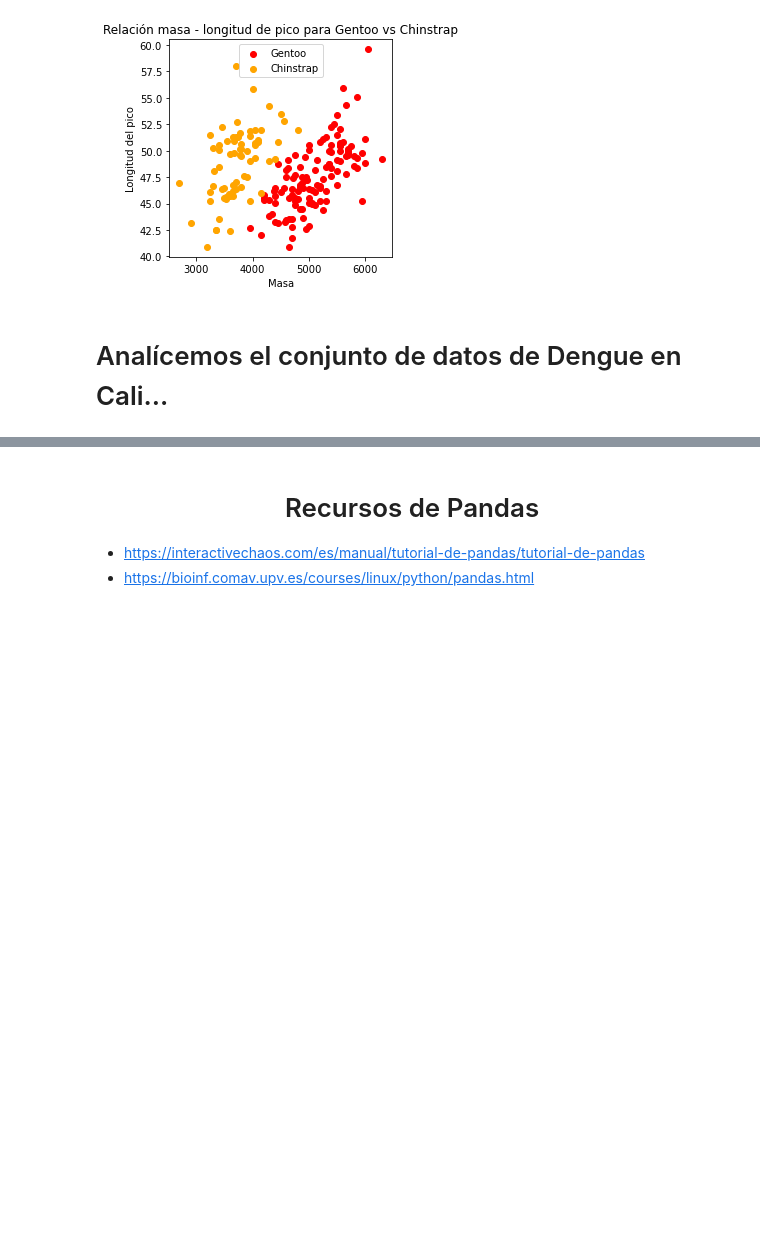
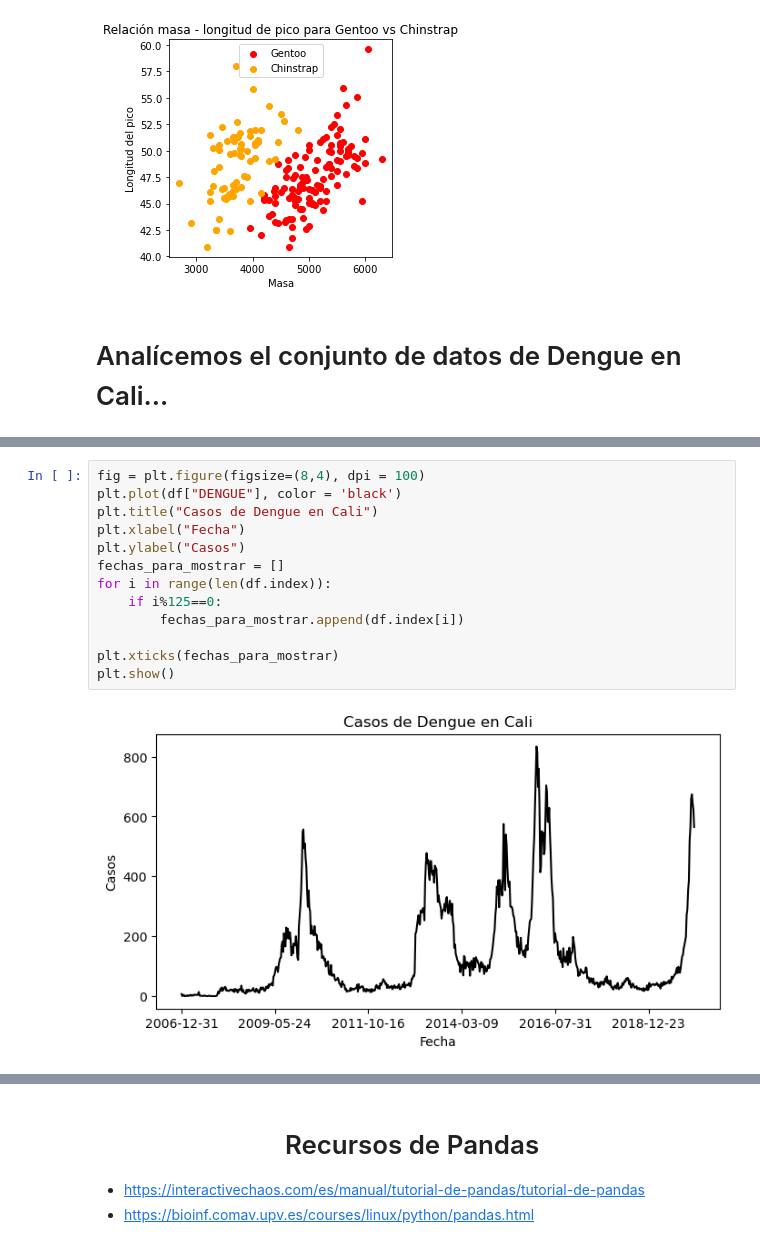
Before and after one commit to alceballosa/programming_fundamentals_py, a Jupyter notebook: Semana_6_1.ipynb, the cells around one changed output, grey strips where cells are left out. Cells and saved outputs as stored; diff of their text form; blank space fills up the shorter version.

```diff
--- a/Semana_6_1.ipynb
+++ b/Semana_6_1.ipynb
@@ -973,0 +1001,15 @@ df
+# %%
+fig = plt.figure(figsize=(8,4), dpi = 100)
+plt.plot(df["DENGUE"], color = 'black')
+plt.title("Casos de Dengue en Cali")
+plt.xlabel("Fecha")
+plt.ylabel("Casos")
+fechas_para_mostrar = []
+for i in range(len(df.index)):
+    if i%125==0:
+        fechas_para_mostrar.append(df.index[i])
+
+plt.xticks(fechas_para_mostrar)
+plt.show()
+# %% [output]
+[figure, added]
```
Also changed, not shown: parts of 17 cells of this notebook.
